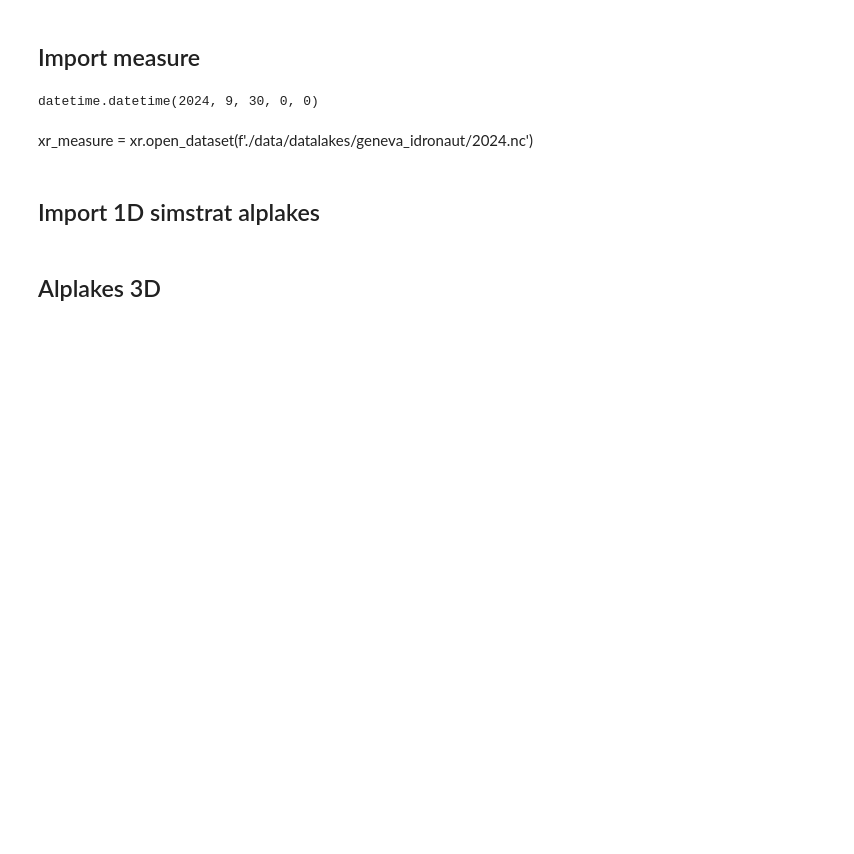
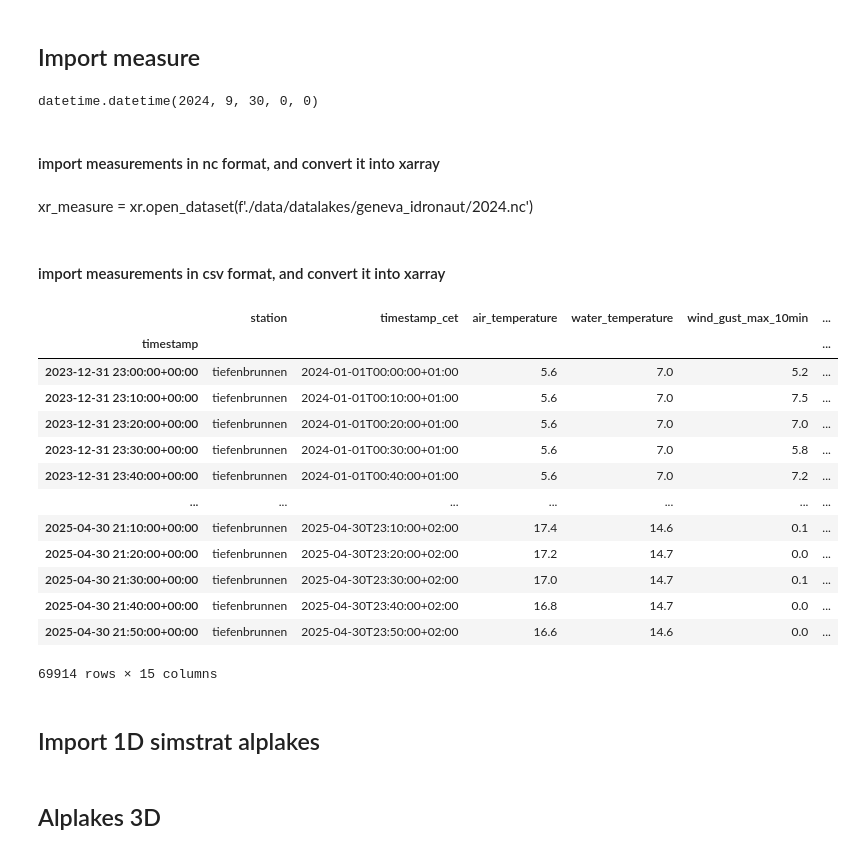
Before and after one commit to leroquan/plot_results, a Jupyter notebook: compare_alp3d_alp1D_crop-mitgcm_meas.ipynb, the cells around one changed output. Drawn from its saved outputs; the diff is of its cells as text; code cells hidden in the pictures; blank space fills up the shorter version.

```diff
--- a/compare_alp3d_alp1D_crop-mitgcm_meas.ipynb
+++ b/compare_alp3d_alp1D_crop-mitgcm_meas.ipynb
@@ -107,16 +91,36 @@ end_date = pd.to_datetime(xr_mitgcm['time'].values[-1]).to_pydatetime() #datetim
 end_date
 # %% [output]
 datetime.datetime(2024, 9, 30, 0, 0)
+# %% [markdown]
+####  import measurements in nc format, and convert it into xarray
 # %% [markdown]
 xr_measure = xr.open_dataset(f'./data/datalakes/geneva_idronaut/2024.nc')
+# %% [markdown]
+####  import measurements in csv format, and convert it into xarray
 # %%
 import pandas as pd
-meas_path = '/home/rasmusso@eawag.wroot.emp-eaw.ch/Documents/plot_results/data/alplakes_3d/tiefenbrunnen_zurich/measurements/tiefenbrunnen_data.csv'
+meas_path = f'/home/rasmusso@eawag.wroot.emp-eaw.ch/Documents/plot_results/data/alplakes_3d/{sta_name}/measurements/{sta_name}_data.csv'
 df = pd.read_csv(meas_path, parse_dates=["timestamp"])
 df.set_index("timestamp", inplace=True)
 df = df.sort_index()
 xr_measure = df.to_xarray()
 xr_measure = xr_measure.rename({'timestamp': 'time'})
+df
+# %% [output]
+|  | station | timestamp_cet | air_temperature | water_temperature | wind_gust_max_10min | ... |
+| timestamp |  |  |  |  |  | ... |
+| 2023-12-31 23:00:00+00:00 | tiefenbrunnen | 2024-01-01T00:00:00+01:00 | 5.6 | 7.0 | 5.2 | ... |
+| 2023-12-31 23:10:00+00:00 | tiefenbrunnen | 2024-01-01T00:10:00+01:00 | 5.6 | 7.0 | 7.5 | ... |
+| 2023-12-31 23:20:00+00:00 | tiefenbrunnen | 2024-01-01T00:20:00+01:00 | 5.6 | 7.0 | 7.0 | ... |
+| 2023-12-31 23:30:00+00:00 | tiefenbrunnen | 2024-01-01T00:30:00+01:00 | 5.6 | 7.0 | 5.8 | ... |
+| 2023-12-31 23:40:00+00:00 | tiefenbrunnen | 2024-01-01T00:40:00+01:00 | 5.6 | 7.0 | 7.2 | ... |
+| ... | ... | ... | ... | ... | ... | ... |
+| 2025-04-30 21:10:00+00:00 | tiefenbrunnen | 2025-04-30T23:10:00+02:00 | 17.4 | 14.6 | 0.1 | ... |
+| 2025-04-30 21:20:00+00:00 | tiefenbrunnen | 2025-04-30T23:20:00+02:00 | 17.2 | 14.7 | 0.0 | ... |
+| 2025-04-30 21:30:00+00:00 | tiefenbrunnen | 2025-04-30T23:30:00+02:00 | 17.0 | 14.7 | 0.1 | ... |
+| 2025-04-30 21:40:00+00:00 | tiefenbrunnen | 2025-04-30T23:40:00+02:00 | 16.8 | 14.7 | 0.0 | ... |
+| 2025-04-30 21:50:00+00:00 | tiefenbrunnen | 2025-04-30T23:50:00+02:00 | 16.6 | 14.6 | 0.0 | ... |
+69914 rows × 15 columns
 # %% [markdown]
 ## Import 1D simstrat alplakes
 # %%
```
Also changed, not shown: parts of 11 cells of this notebook, 7 other files.
